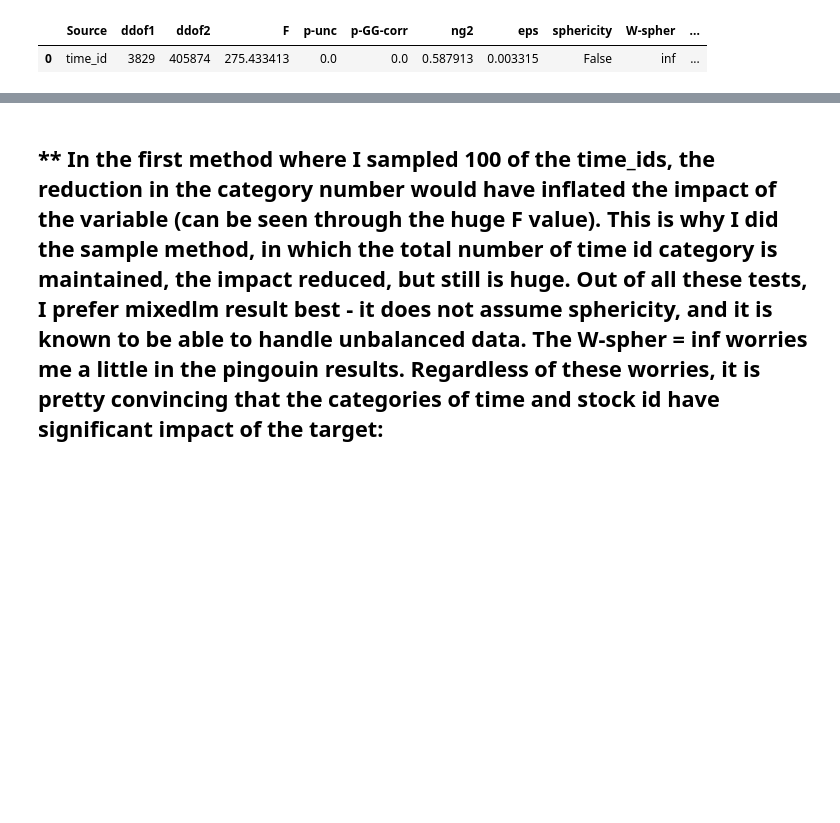
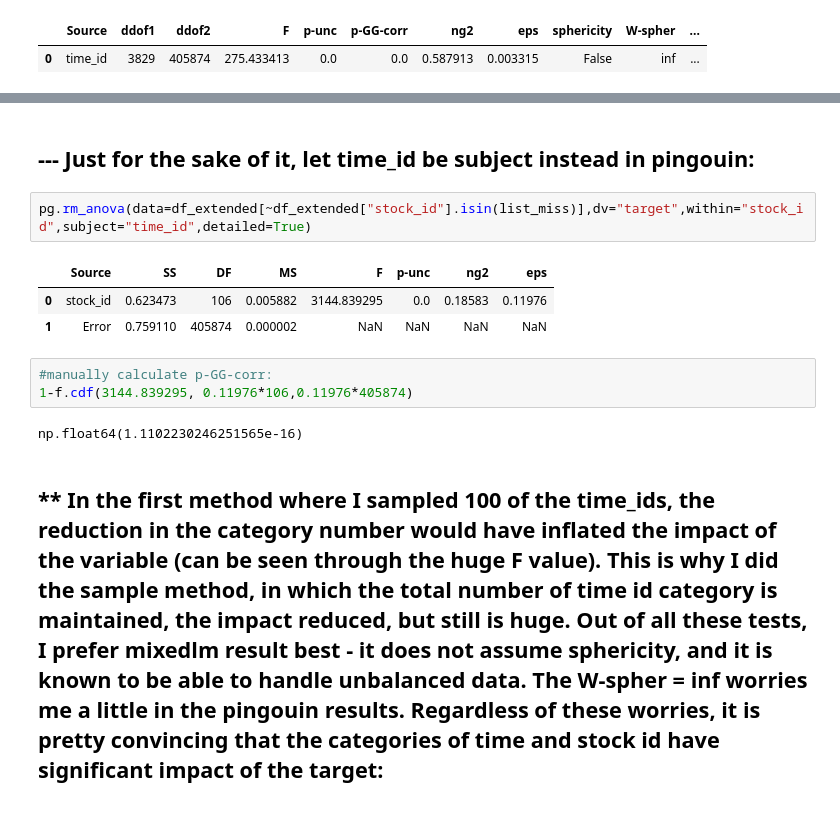
Before and after one commit to martinmf-dev/Realized_Volatility_Prediction_-erdos_deeplearning-, a Jupyter notebook: EDA/EDA_yuan.ipynb, the cells around one changed output, grey strips where cells are left out. Saved outputs shown, nothing was run; the diff lists cells and outputs as text; blank space fills up the shorter version.

```diff
--- a/EDA/EDA_yuan.ipynb
+++ b/EDA/EDA_yuan.ipynb
@@ -658,3 +678,16 @@ Hmmm, not sure what is causing the inf w-spher.
+# %% [markdown]
+## --- Just for the sake of it, let time_id be subject instead in pingouin:
+# %%
+pg.rm_anova(data=df_extended[~df_extended["stock_id"].isin(list_miss)],dv="target",within="stock_id",subject="time_id",detailed=True)
+# %% [output]
+|  | Source | SS | DF | MS | F | p-unc | ng2 | eps |
+| 0 | stock_id | 0.623473 | 106 | 0.005882 | 3144.839295 | 0.0 | 0.18583 | 0.11976 |
+| 1 | Error | 0.759110 | 405874 | 0.000002 | NaN | NaN | NaN | NaN |
+# %%
+#manually calculate p-GG-corr:
+1-f.cdf(3144.839295, 0.11976*106,0.11976*405874)
+# %% [output]
+np.float64(1.1102230246251565e-16)
 # %% [markdown]
 ## ** In the first method where I sampled 100 of the time_ids, the reduction in the category number would have inflated the impact of the variable (can be seen through the huge F value). This is why I did the sample method, in which the total number of time id category is maintained, the impact reduced, but still is huge. Out of all these tests, I prefer mixedlm result best - it does not assume sphericity, and it is known to be able to handle unbalanced data. The W-spher = inf worries me a little in the pingouin results. Regardless of these worries, it is pretty convincing that the categories of time and stock id have significant impact of the target:
 
```
Also changed, not shown: parts of 14 cells of this notebook.
